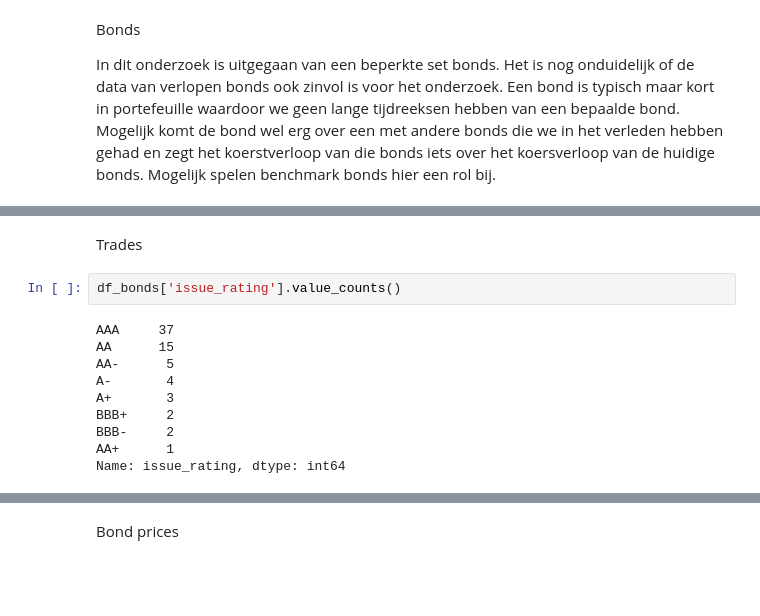
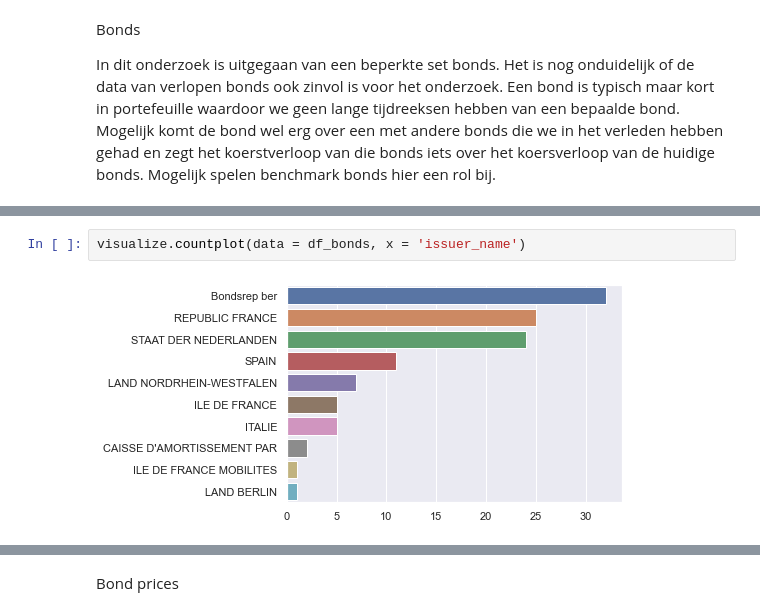
Before and after one commit to Merijn68/BondTrading, a Jupyter notebook: notebooks/02_data_exploratie.ipynb, the cells around one changed output, grey strips where cells are left out. Cells and saved outputs as stored; diff of their text form; blank space fills up the shorter version.

Commit message:
Visualization

```diff
--- a/notebooks/02_data_exploratie.ipynb
+++ b/notebooks/02_data_exploratie.ipynb
@@ -84,14 +69,4 @@ Name: issuer_name, dtype: int64
-# %% [markdown]
-Trades
-# %%
-df_bonds['issue_rating'].value_counts()
-# %% [output]
-AAA     37
-AA      15
-AA-      5
-A-       4
-A+       3
-BBB+     2
-BBB-     2
-AA+      1
-Name: issue_rating, dtype: int64
+# %%
+visualize.countplot(data = df_bonds, x = 'issuer_name')
+# %% [output]
+[figure, added]
```
Also changed, not shown: parts of 22 cells of this notebook, 1 other file.
